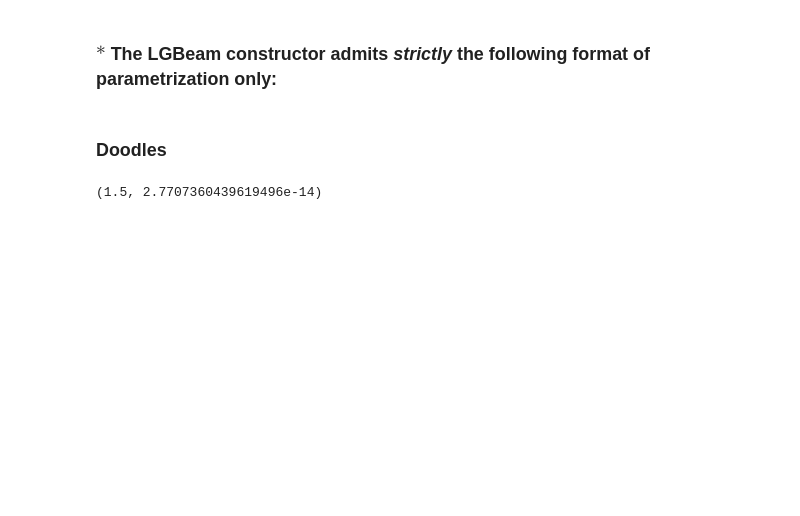
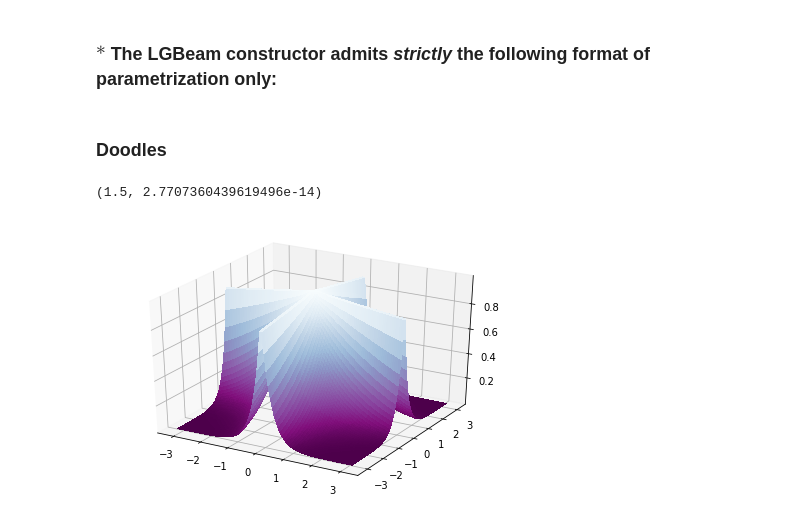
Before and after one commit to LVotto/jupylgbeams_lens, a Jupyter notebook: FocusedLGBeams.ipynb, the cells around one changed output. Drawn from its saved outputs; the diff is of its cells as text; code cells hidden in the pictures; blank space fills up the shorter version.

```diff
--- a/FocusedLGBeams.ipynb
+++ b/FocusedLGBeams.ipynb
@@ -256,3 +273,18 @@ ans = intg.tplquad(foo, 0, 1, lambda x: 0, lambda x: 1, lambda x, y: 0, lambda x
 # ans is an array, where ans[0] is the result and ans[1] is the estimated error
 # %% [output]
 (1.5, 2.7707360439619496e-14)
+# %%
+fig = plt.figure()
+sz = 100
+rs = np.linspace(-np.pi, np.pi, sz)
+xs, ys = rs, rs
+xx, yy = np.meshgrid(xs, ys)
+
+ax = fig.add_subplot(111, projection='3d')
+surf = ax.plot_surface(xx, yy, np.exp(-np.abs(xx * yy)),
+                       cmap=cname,
+                       rcount=sz, ccount=sz, shade=True,
+                       linewidth=0, antialiased=False)
+plt.show()
+# %% [output]
+[figure, added]
```
Also changed, not shown: parts of 8 cells of this notebook, 1 other file.
